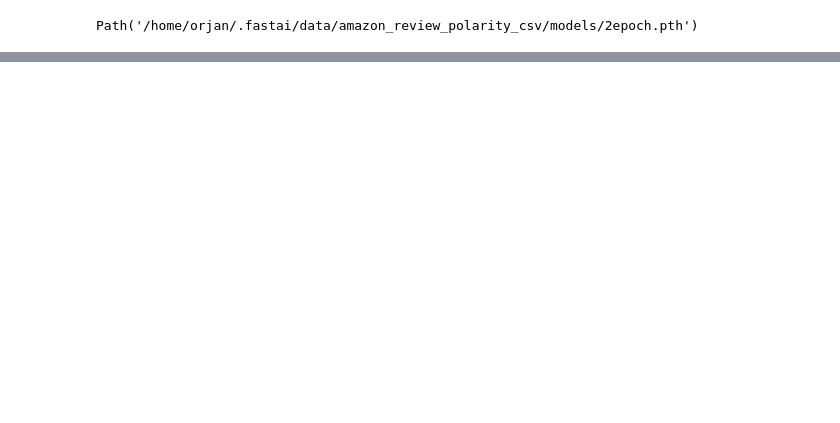
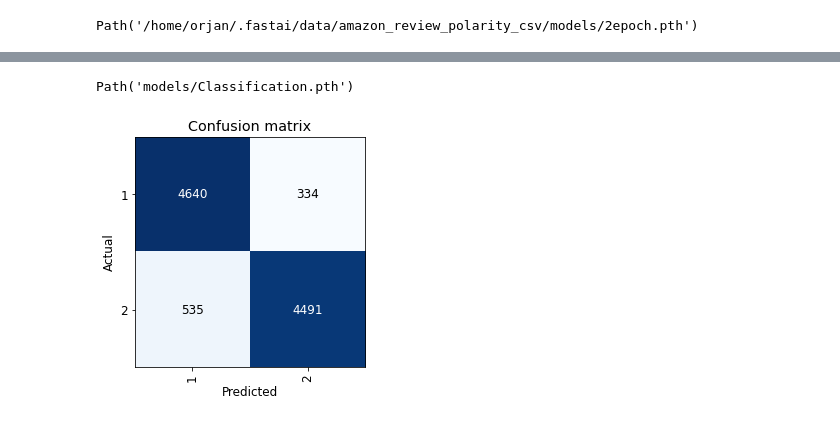
Before and after one commit to Orjanen/mini-prosjekt-5-sentiment, a Jupyter notebook: LikeItOrNot?.ipynb, the cells around one changed output, grey strips where cells are left out. Saved outputs shown, nothing was run; the diff lists cells and outputs as text; code cells hidden in the pictures; blank space fills up the shorter version.

```diff
--- a/LikeItOrNot?.ipynb
+++ b/LikeItOrNot?.ipynb
@@ -173,0 +180,4 @@ learn.fit_one_cycle(2, slice(1e-3/(2.6**4),1e-3))
+# %%
+learn.save('Classification')
+# %% [output]
+Path('models/Classification.pth')
@@ -173,0 +186,4 @@ learn.fit_one_cycle(2, slice(1e-3/(2.6**4),1e-3))
+# %%
+interp.plot_confusion_matrix()
+# %% [output]
+[figure, added]
```
Also changed, not shown: parts of 23 cells of this notebook.
